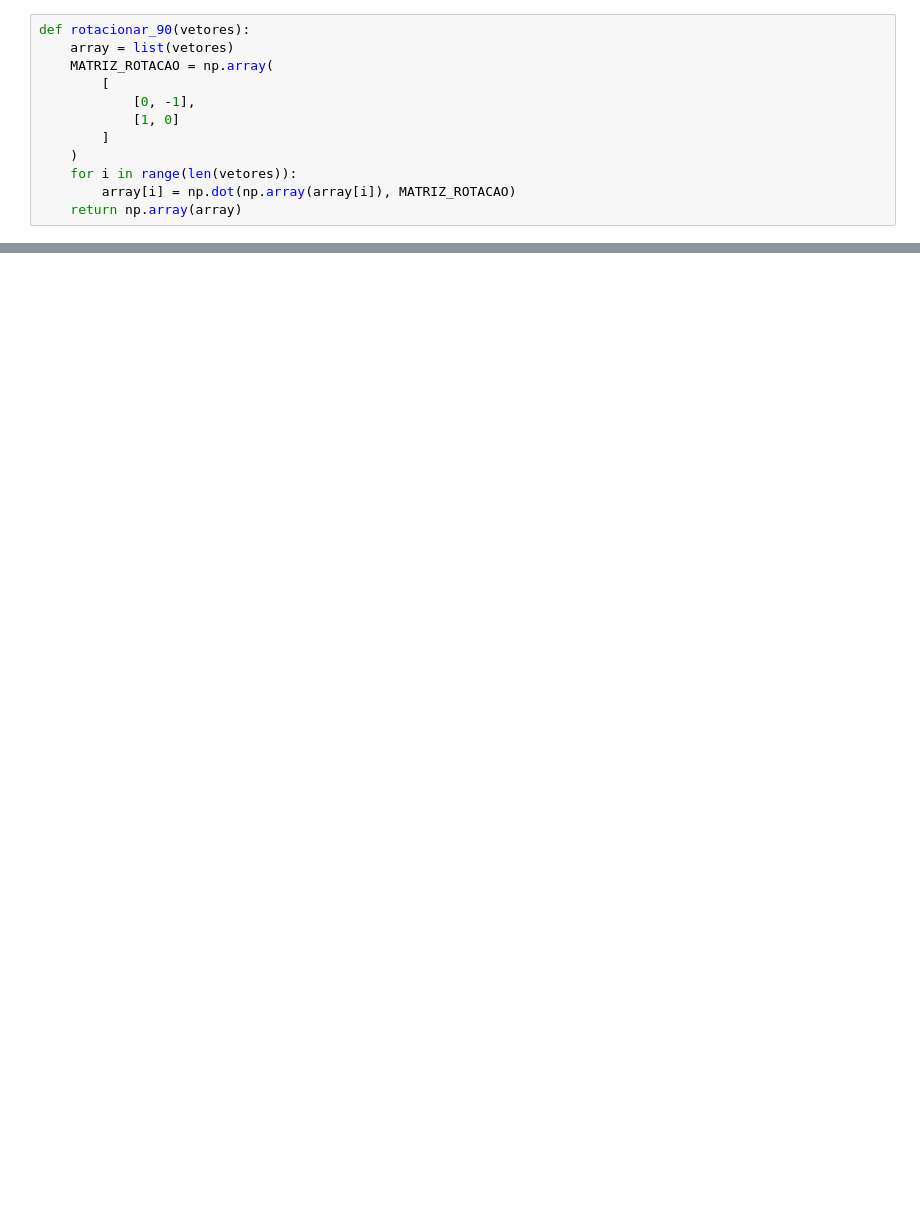
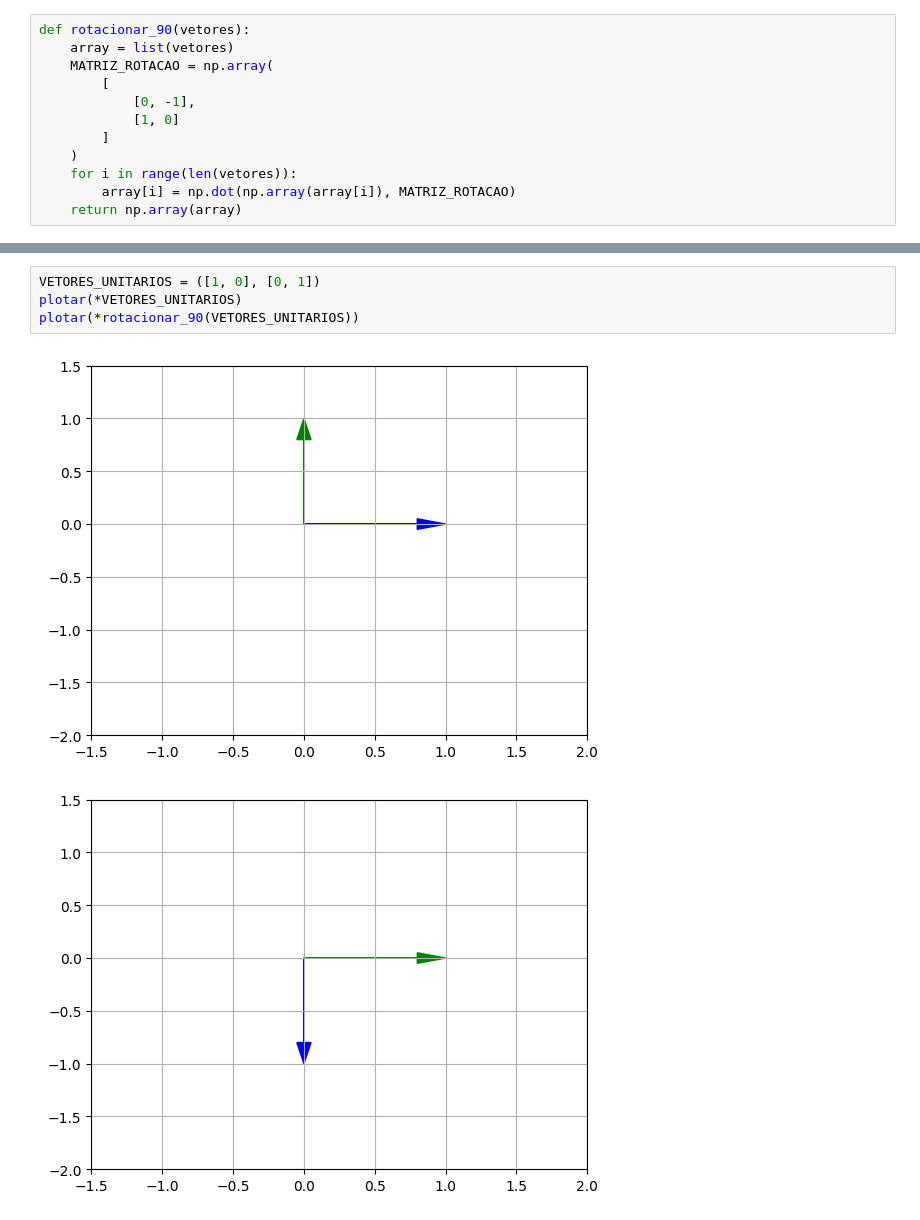
Before and after one commit to Gian-Figueiredo/mat-comp, a Jupyter notebook: atv1.ipynb, the cells around one changed output, grey strips where cells are left out. Saved outputs shown, nothing was run; the diff lists cells and outputs as text; blank space fills up the shorter version.

```diff
--- a/atv1.ipynb
+++ b/atv1.ipynb
@@ -57,0 +75,7 @@ plotar(*shear(vetores, 1), title= "Vetores cisalhados")
+# %%
+VETORES_UNITARIOS = ([1, 0], [0, 1])
+plotar(*VETORES_UNITARIOS)
+plotar(*rotacionar_90(VETORES_UNITARIOS))
+# %% [output]
+[figure, added]
+[figure, added]
```
Also changed, not shown: parts of 18 cells of this notebook, 1 other file.
